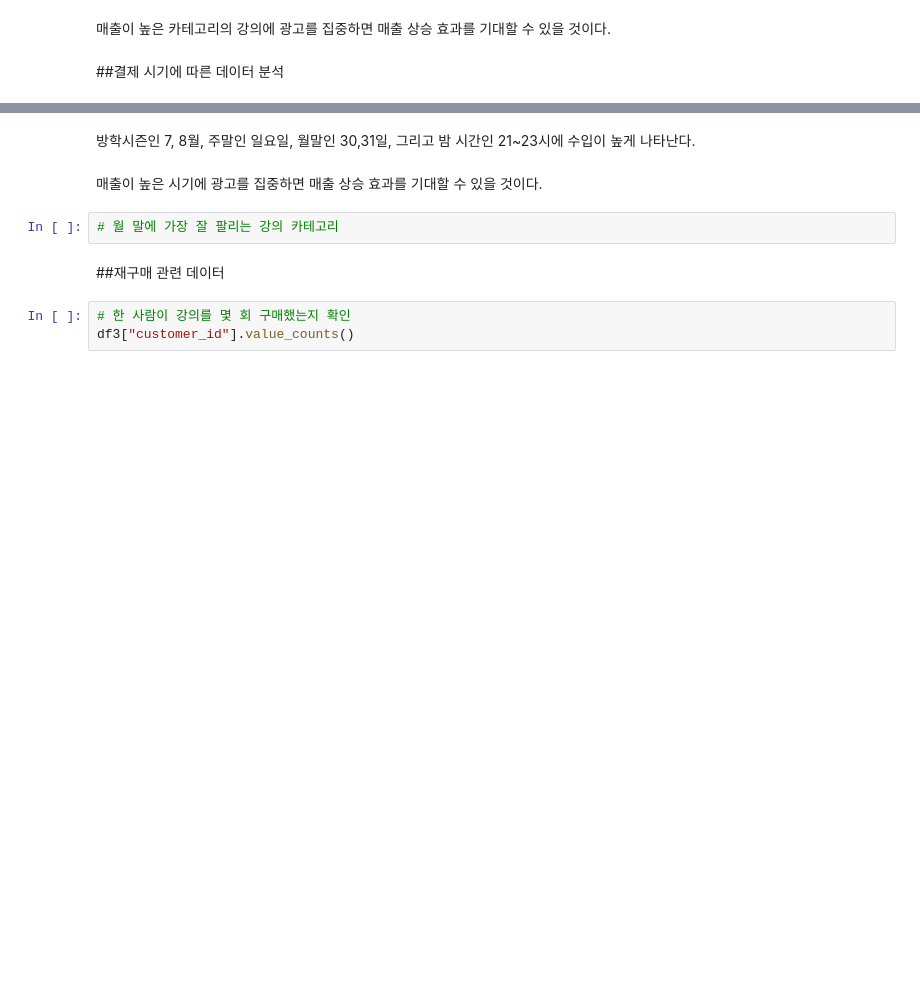
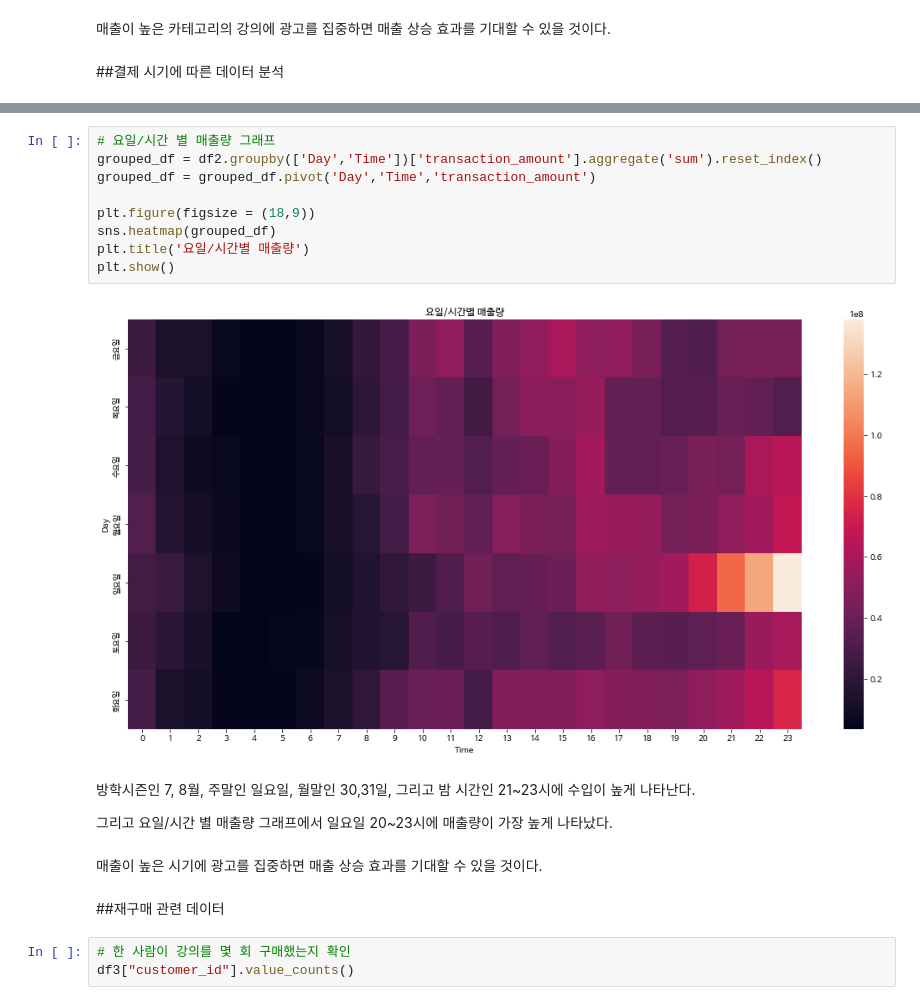
Before and after one commit to wjdrnqja9/TIL, a Jupyter notebook: 정구범_패스트캠퍼스_데이터분석.ipynb, the cells around one changed output, grey strips where cells are left out. Drawn from its saved outputs; the diff is of its cells as text; blank space fills up the shorter version.

```diff
--- a/정구범_패스트캠퍼스_데이터분석.ipynb
+++ b/정구범_패스트캠퍼스_데이터분석.ipynb
@@ -283,9 +277,20 @@ df.head()
+# %%
+# 요일/시간 별 매출량 그래프
+grouped_df = df2.groupby(['Day','Time'])['transaction_amount'].aggregate('sum').reset_index()
+grouped_df = grouped_df.pivot('Day','Time','transaction_amount')
+
+plt.figure(figsize = (18,9))
+sns.heatmap(grouped_df)
+plt.title('요일/시간별 매출량')
+plt.show()
+# %% [output]
+[figure, added]
 # %% [markdown]
 방학시즌인 7, 8월, 주말인 일요일, 월말인 30,31일, 그리고 밤 시간인 21~23시에 수입이 높게 나타난다.
+
+그리고 요일/시간 별 매출량 그래프에서 일요일 20~23시에 매출량이 가장 높게 나타났다.
 # %% [markdown]
 매출이 높은 시기에 광고를 집중하면 매출 상승 효과를 기대할 수 있을 것이다.
-# %%
-# 월 말에 가장 잘 팔리는 강의 카테고리
 # %% [markdown]
 ##재구매 관련 데이터
 # %%
```
Also changed, not shown: parts of 41 cells of this notebook.
